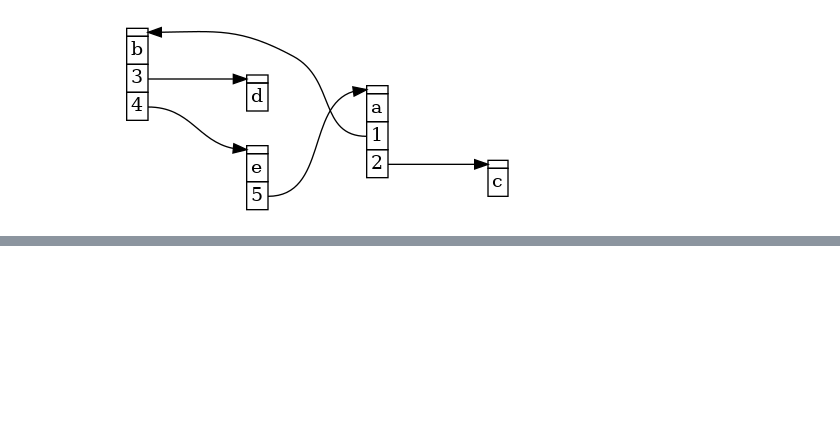
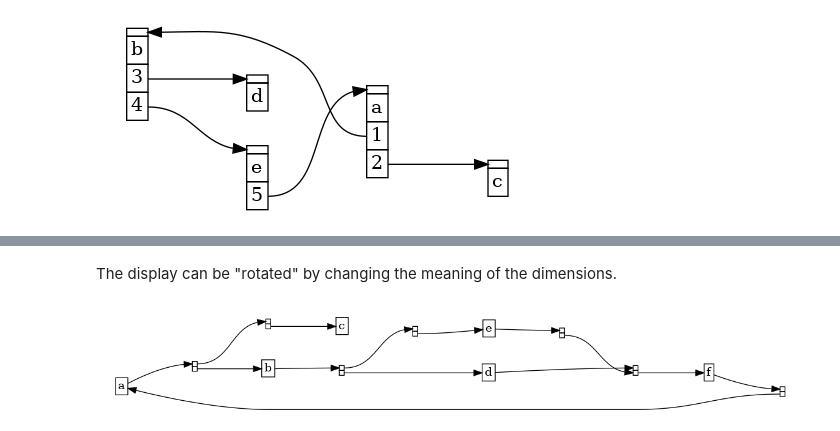
Before and after one commit to timthelion/rust-jupyter, a Jupyter notebook: walk-trees-part1-zzstructures.ipynb, the cells around one changed output, grey strips where cells are left out. Saved outputs shown, nothing was run; the diff lists cells and outputs as text; code cells hidden in the pictures; blank space fills up the shorter version.

```diff
--- a/walk-trees-part1-zzstructures.ipynb
+++ b/walk-trees-part1-zzstructures.ipynb
@@ -400,0 +428,6 @@ draw_zzstructure(&zzg_2);
+# %% [markdown]
+The display can be "rotated" by changing the meaning of the dimensions.
+# %%
+zzse::draw_zzstructure(&dwc_zz, 1, 0);
+# %% [output]
+[figure, added]
```
Also changed, not shown: parts of 17 cells of this notebook.
